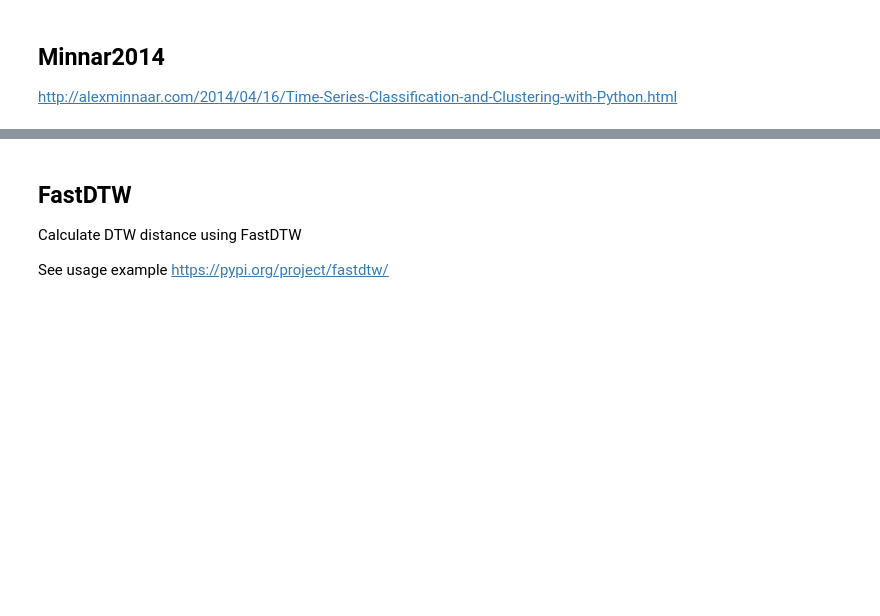
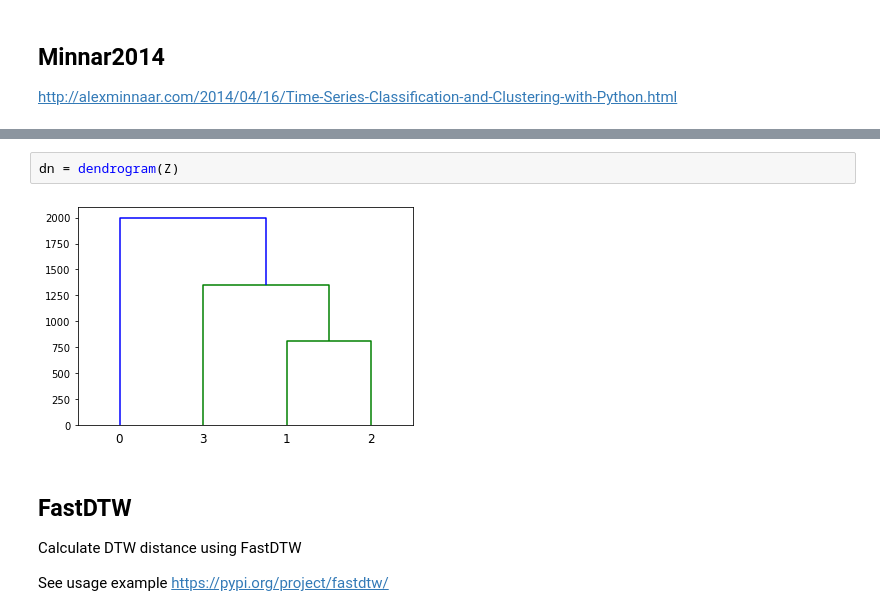
Before and after one commit to chayapan/thesis, a Jupyter notebook: 3.0 Portfolio Selection/TimeSeriesClustering/FastCluster_DynamicTimeWarping.ipynb, the cells around one changed output, grey strips where cells are left out. Cells and saved outputs as stored; diff of their text form; blank space fills up the shorter version.

```diff
--- a/3.0 Portfolio Selection/TimeSeriesClustering/FastCluster_DynamicTimeWarping.ipynb
+++ b/3.0 Portfolio Selection/TimeSeriesClustering/FastCluster_DynamicTimeWarping.ipynb
@@ -178,3 +219,7 @@ dn = dendrogram(Z)
+# %%
+dn = dendrogram(Z)
+# %% [output]
+[figure, added]
 # %% [markdown]
 ## FastDTW
 
```
Also changed, not shown: parts of 19 cells of this notebook.
